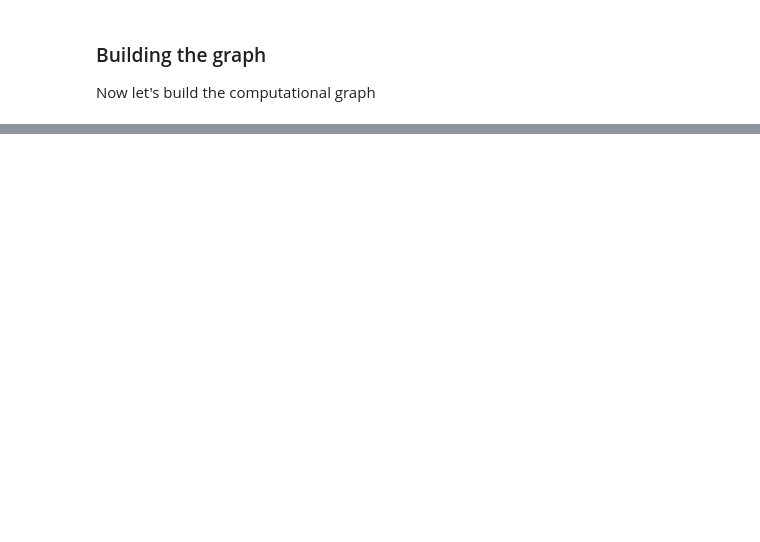
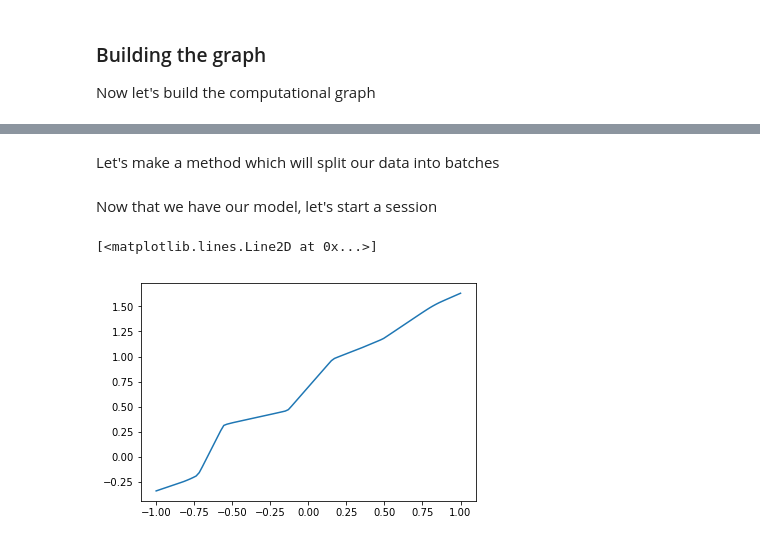
Before and after one commit to ndexter/DLforCompMath, a Jupyter notebook: Tutorial1/function_approximation.ipynb, the cells around one changed output, grey strips where cells are left out. Cells and saved outputs as stored; diff of their text form; code cells hidden in the pictures; blank space fills up the shorter version.

Commit message:
updated function approx notebook again

```diff
--- a/Tutorial1/function_approximation.ipynb
+++ b/Tutorial1/function_approximation.ipynb
@@ -8,9 +8,7 @@ import numpy as np
 import matplotlib.pyplot as plt
 %matplotlib inline
 
-tf.enable_eager_execution()
-
-tf.executing_eagerly()
+precision = tf.float32
 
 print('Loaded TensorFlow version ' + tf.__version__)
 # %% [output]
@@ -56,6 +54,3 @@ our testing data
 ### Building the graph
 
 Now let's build the computational graph
-# %%
-x = tf.convert_to_tensor(x_train, dtype = tf.float32)
-y = tf.convert_to_tensor(y_train, dtype = tf.float32)
@@ -64,5 +56,0 @@ Let's define the loss function
-# %%
-# loss function
-with tf.variable_scope('Loss'):
-    # Mean squared error function
-    loss = tf.losses.mean_squared_error(y, y_train)
@@ -68,0 +113,2 @@ with tf.variable_scope('Loss'):
+# %% [markdown]
+Let's make a method which will split our data into batches
@@ -68,0 +125,25 @@ with tf.variable_scope('Loss'):
+# %% [markdown]
+Now that we have our model, let's start a session
+# %%
+#lrn_rate = init_rate*(base)**(i/update_freq)
+
+with tf.Session() as sess:
+    # init variables
+    sess.run(tf.global_variables_initializer())
+
+    for i in range(epochs):
+
+        sess.run([loss, train_op], feed_dict = {x: x_train.reshape(1,num_train_pts)})
+#        for x_in_train_batch, y_true_train_batch in get_batch(x_train, y_train, 10):
+#            current_loss, _ = sess.run([loss, train_op],
+#                                     feed_dict = {x: x_in_train_batch, \
+#                                                  y_true: y_true_train_batch})
+
+    y_res = sess.run([y], feed_dict = {x: x_test.reshape(1,num_test_pts)})
+# %%
+y_NN = y_res[0]
+
+plt.plot(x_test,y_NN.reshape(100,1))
+# %% [output]
+[<matplotlib.lines.Line2D at 0x...>]
+[figure, added]
```
Also changed, not shown: parts of 5 cells of this notebook.
